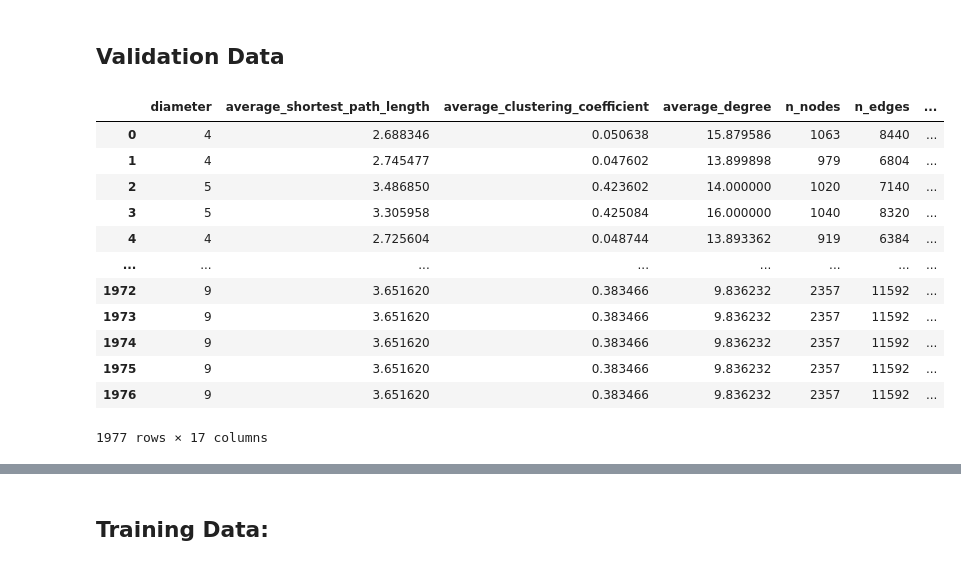
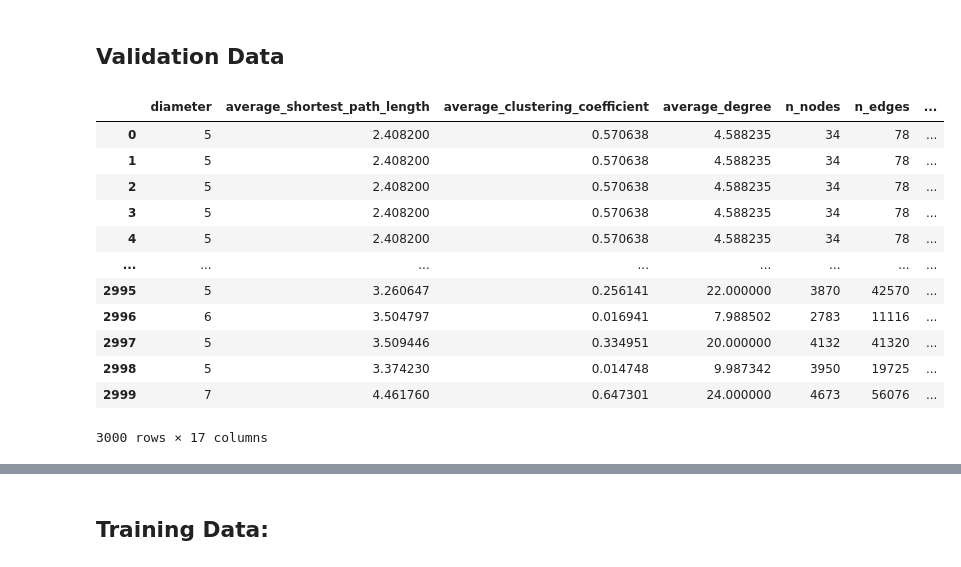
Before and after one commit to joh-dah/source_detection, a Jupyter notebook: report_vis/data_vis.ipynb, the cells around one changed output, grey strips where cells are left out. Drawn from its saved outputs; the diff is of its cells as text; code cells hidden in the pictures.

```diff
--- a/report_vis/data_vis.ipynb
+++ b/report_vis/data_vis.ipynb
@@ -8,7 +8,7 @@ from pathlib import Path
 from tqdm import tqdm
 import glob
 
-names = ["synthetic", "karate", "airports", "facebook", "actor", "wiki"]
+names = ["karate", "airports", "facebook", "actor", "wiki"]
 #names = ["karate", "airports", "facebook", "actor", "wiki"]
 
 rw_metrics = {}
@@ -27,42 +27,49 @@ settings = []
 for name in tqdm(names):
     data_dir = Path(f"../data/validation/{name}/raw")
     data_files = os.listdir(data_dir)
     data_files = glob.glob(f"{data_dir}/*.pt")
 
     for data_file in tqdm(data_files):
         data = torch.load(data_file)
         if name == "synthetic":
             metrics.append(data.metrics)
         else:
             metrics.append(rw_metrics[name])
         settings.append(data.settings)
         if name != "synthetic":
             data.settings["graph_type"] = name
 
+training_data_files = glob.glob(f"{Path(f'../data/training/synthetic/raw')}/*.pt")
+for data_file in tqdm(training_data_files):
+    data = torch.load(data_file)
+    metrics.append(data.metrics)
+    settings.append(data.settings)
+    #data.settings["graph_type"] = "synthetic"
+
 df_metrics = pd.DataFrame(metrics)
 df_settings = pd.DataFrame(settings)
 df_metrics.to_csv("metrics.csv")
 df_settings.to_csv("settings.csv")
 
 df_settings = pd.read_csv("settings.csv")
 df_metrics = pd.read_csv("metrics.csv")
 df_metrics = df_metrics.drop(columns=["Unnamed: 0"])
 rw_metrics = df_metrics.join(df_settings)
 
 # df_metrics = pd.concat([df_metrics, rw_metrics], axis=0)
 rw_metrics["percentages_infected"] = rw_metrics["currently_infected"] / rw_metrics["n_nodes"]
 rw_metrics
 # %% [output]
 |  | diameter | average_shortest_path_length | average_clustering_coefficient | average_degree | n_nodes | n_edges | ... |
-| 0 | 4 | 2.688346 | 0.050638 | 15.879586 | 1063 | 8440 | ... |
-| 1 | 4 | 2.745477 | 0.047602 | 13.899898 | 979 | 6804 | ... |
-| 2 | 5 | 3.486850 | 0.423602 | 14.000000 | 1020 | 7140 | ... |
-| 3 | 5 | 3.305958 | 0.425084 | 16.000000 | 1040 | 8320 | ... |
-| 4 | 4 | 2.725604 | 0.048744 | 13.893362 | 919 | 6384 | ... |
+| 0 | 5 | 2.408200 | 0.570638 | 4.588235 | 34 | 78 | ... |
+| 1 | 5 | 2.408200 | 0.570638 | 4.588235 | 34 | 78 | ... |
+| 2 | 5 | 2.408200 | 0.570638 | 4.588235 | 34 | 78 | ... |
+| 3 | 5 | 2.408200 | 0.570638 | 4.588235 | 34 | 78 | ... |
+| 4 | 5 | 2.408200 | 0.570638 | 4.588235 | 34 | 78 | ... |
 | ... | ... | ... | ... | ... | ... | ... | ... |
-| 1972 | 9 | 3.651620 | 0.383466 | 9.836232 | 2357 | 11592 | ... |
-| 1973 | 9 | 3.651620 | 0.383466 | 9.836232 | 2357 | 11592 | ... |
-| 1974 | 9 | 3.651620 | 0.383466 | 9.836232 | 2357 | 11592 | ... |
-| 1975 | 9 | 3.651620 | 0.383466 | 9.836232 | 2357 | 11592 | ... |
-| 1976 | 9 | 3.651620 | 0.383466 | 9.836232 | 2357 | 11592 | ... |
+| 2995 | 5 | 3.260647 | 0.256141 | 22.000000 | 3870 | 42570 | ... |
+| 2996 | 6 | 3.504797 | 0.016941 | 7.988502 | 2783 | 11116 | ... |
+| 2997 | 5 | 3.509446 | 0.334951 | 20.000000 | 4132 | 41320 | ... |
+| 2998 | 5 | 3.374230 | 0.014748 | 9.987342 | 3950 | 19725 | ... |
+| 2999 | 7 | 4.461760 | 0.647301 | 24.000000 | 4673 | 56076 | ... |
-1977 rows × 17 columns
+3000 rows × 17 columns
```
Also changed, not shown: parts of 11 cells of this notebook, 1 other file.
